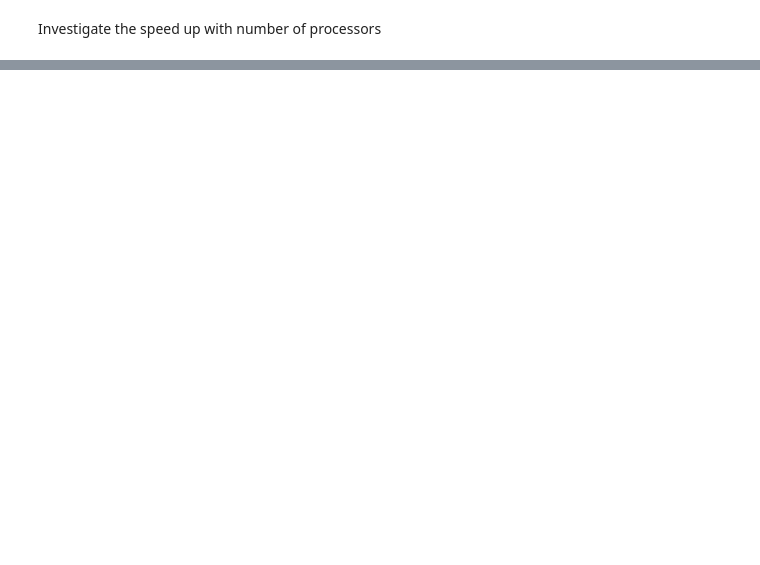
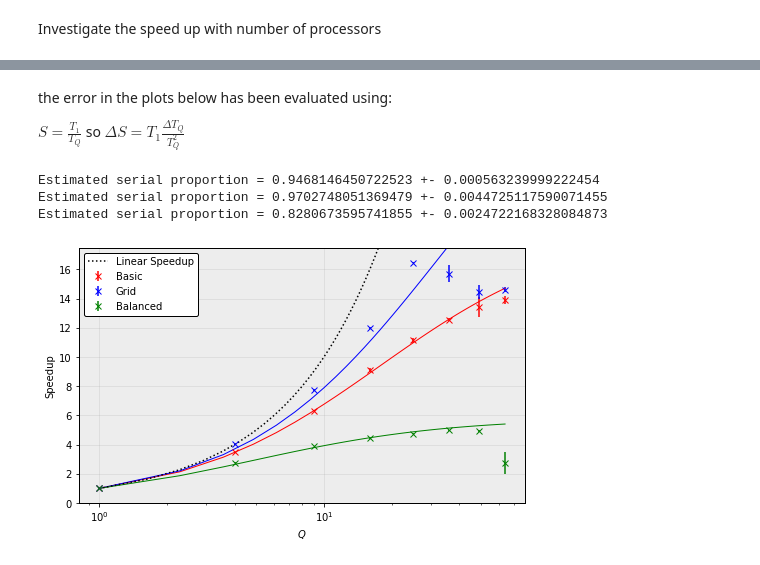
Before and after one commit to magnusross/Adv-Comp, a Jupyter notebook: boids/analysis/graphs.ipynb, the cells around one changed output, grey strips where cells are left out. Cells and saved outputs as stored; diff of their text form; code cells hidden in the pictures; blank space fills up the shorter version.

```diff
--- a/boids/analysis/graphs.ipynb
+++ b/boids/analysis/graphs.ipynb
@@ -100,0 +225,39 @@ plt.yscale('log')
+# %%
+def ahm_law(Q, P):
+    return 1/((1 - P) + P/Q)
+
+def fit_plot_ahm(x, y, err, c='r'):
+    p_fit, p_var = curve_fit(ahm_law, x, y, sigma=err,p0=0.1)
+    x_fit = np.linspace(1, x.max())
+    y_fit = ahm_law(x_fit, p_fit)
+    plt.plot(x_fit, y_fit, c=c, lw=1)
+    print('Estimated serial proportion = %s +- %s'%(p_fit[0], np.sqrt(p_var[0][0])))
+# %% [markdown]
+the error in the plots below has been evaluated using:
+
+$ S = \frac{T_1}{T_Q}$ so $\Delta S= T_1\frac{\Delta T_Q}{T_Q^2}$
+# %%
+fig, ax = plt.subplots(nrows=1, ncols=1, figsize=(8, 4.7))
+plt.errorbar(p, t_p_bas_mean[0]/t_p_bas_mean, t_p_bas_mean[0]*t_p_bas_std/t_p_bas_mean**2, label='Basic', fmt='x', c='r')
+fit_plot_ahm(p, t_p_bas_mean[0]/t_p_bas_mean, t_p_bas_mean[0]*t_p_bas_std/t_p_bas_mean**2, c='r')
+
+plt.errorbar(p, t_p_grid_mean[0]/t_p_grid_mean, t_p_grid_mean[0]*t_p_grid_std/t_p_grid_mean**2, label='Grid', fmt='x', c='b')
+fit_plot_ahm(p, t_p_grid_mean[0]/t_p_grid_mean, t_p_grid_mean[0]*t_p_grid_std/t_p_grid_mean**2, c='b')
+
+plt.errorbar(p, t_p_bal_mean[0]/t_p_bal_mean, t_p_bal_mean[0]*t_p_bal_std/t_p_bal_mean**2, label='Balanced', fmt='x', c='g')
+fit_plot_ahm(p, t_p_bal_mean[0]/t_p_bal_mean, t_p_bal_mean[0]*t_p_bal_std/t_p_bal_mean**2, c='g')
+
+plt.plot(np.linspace(1, p.max(), 100), np.linspace(1, p.max(), 100), label='Linear Speedup', ls=':', c='black')
+plt.legend()
+plt.ylim(0, 17.5)
+plt.xlabel('$Q$')
+plt.ylabel('Speedup')
+plt.xscale('log')
+
+format_plot()
+plt.savefig('./figures/N_proc_speedup.pdf', dpi=800)
+# %% [output]
+Estimated serial proportion = 0.9468146450722523 +- 0.000563239999222454
+Estimated serial proportion = 0.9702748051369479 +- 0.0044725117590071455
+Estimated serial proportion = 0.8280673595741855 +- 0.0024722168328084873
+[figure, added]
```
Also changed, not shown: parts of 25 cells of this notebook.
